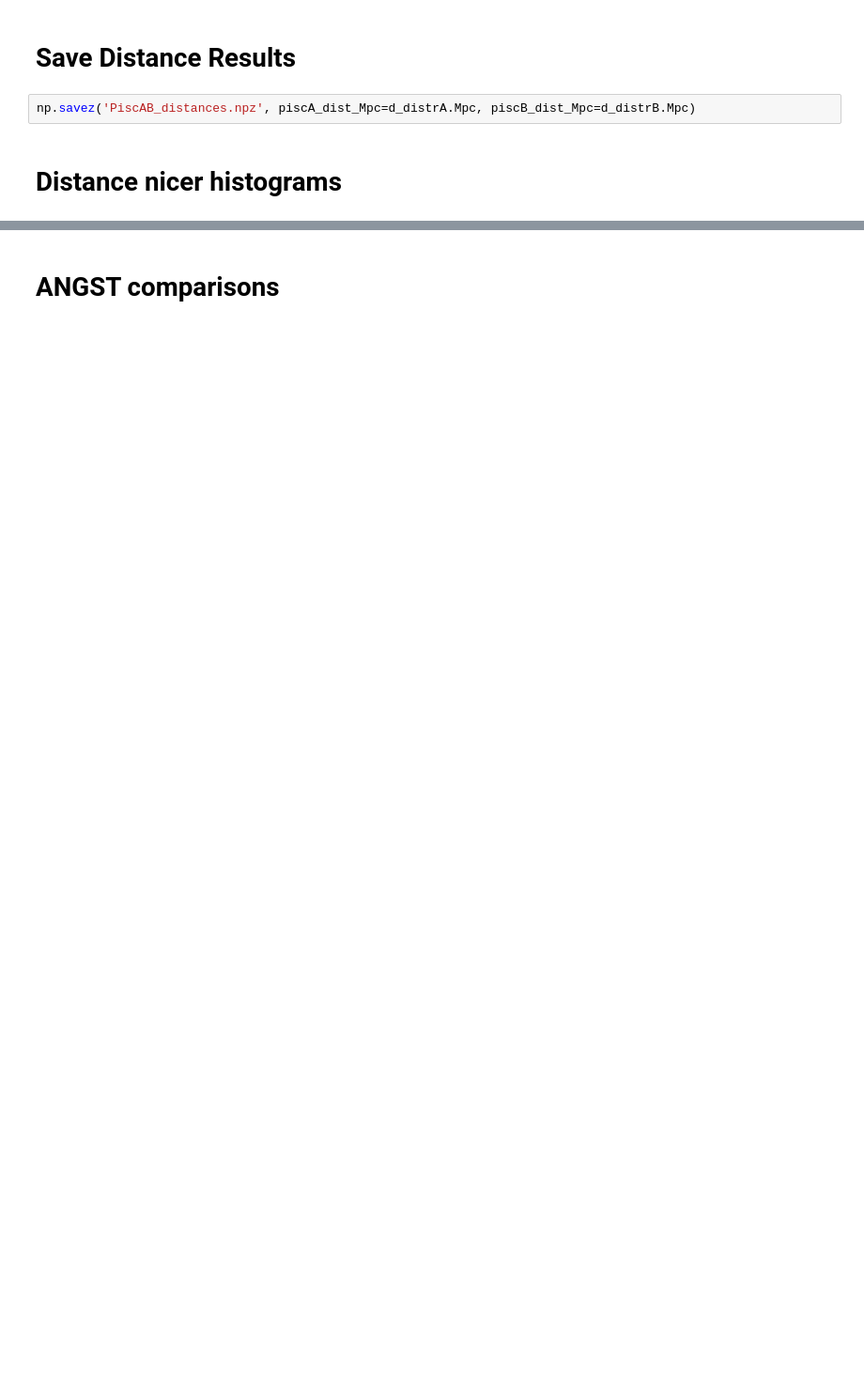
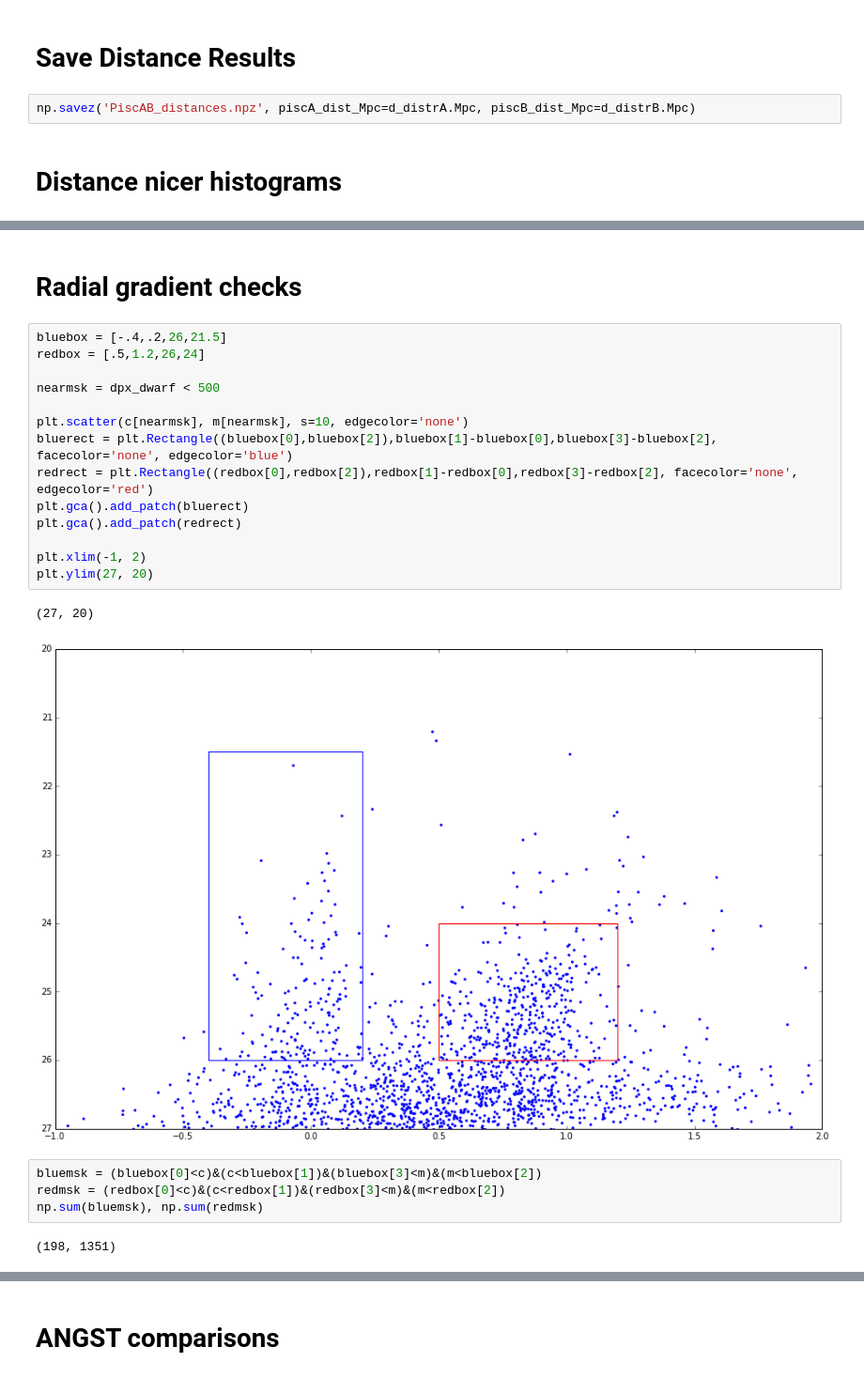
Before and after one commit to eteq/piscdwarfs_hst, a Jupyter notebook: MCMC Distance and ANGST comparisons.ipynb, the cells around one changed output, grey strips where cells are left out. Shown at 94% size. Cells and saved outputs as stored; diff of their text form; blank space fills up the shorter version.

```diff
--- a/MCMC Distance and ANGST comparisons.ipynb
+++ b/MCMC Distance and ANGST comparisons.ipynb
@@ -338,0 +345,25 @@ Optimization terminated successfully.
+# %% [markdown]
+# Radial gradient checks
+# %%
+bluebox = [-.4,.2,26,21.5]
+redbox = [.5,1.2,26,24]
+
+nearmsk = dpx_dwarf < 500
+
+plt.scatter(c[nearmsk], m[nearmsk], s=10, edgecolor='none')
+bluerect = plt.Rectangle((bluebox[0],bluebox[2]),bluebox[1]-bluebox[0],bluebox[3]-bluebox[2], facecolor='none', edgecolor='blue')
+redrect = plt.Rectangle((redbox[0],redbox[2]),redbox[1]-redbox[0],redbox[3]-redbox[2], facecolor='none', edgecolor='red')
+plt.gca().add_patch(bluerect)
+plt.gca().add_patch(redrect)
+
+plt.xlim(-1, 2)
+plt.ylim(27, 20)
+# %% [output]
+(27, 20)
+[figure, added]
+# %%
+bluemsk = (bluebox[0]<c)&(c<bluebox[1])&(bluebox[3]<m)&(m<bluebox[2])
+redmsk = (redbox[0]<c)&(c<redbox[1])&(redbox[3]<m)&(m<redbox[2])
+np.sum(bluemsk), np.sum(redmsk)
+# %% [output]
+(198, 1351)
```
Also changed, not shown: parts of 7 cells of this notebook, 4 other files.
